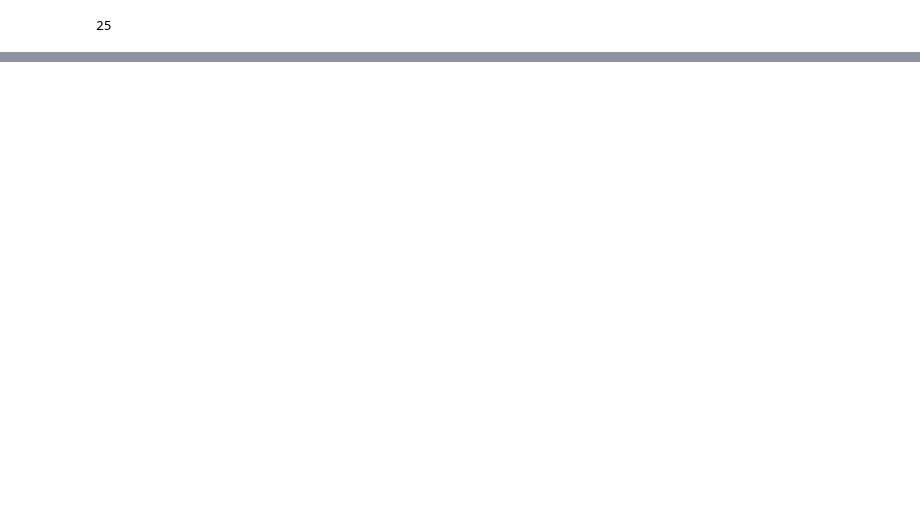
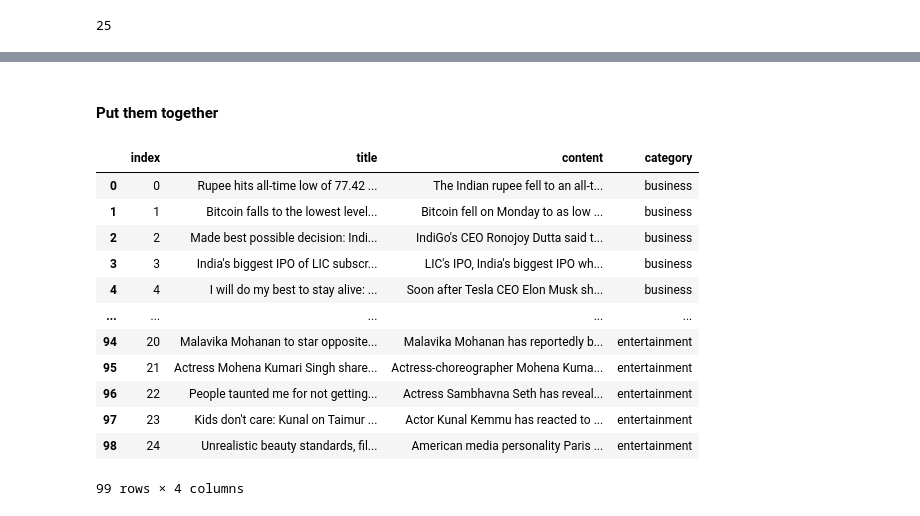
Before and after one commit to NSharick/natural-language-processing-exercises, a Jupyter notebook: acquire.ipynb, the cells around one changed output, grey strips where cells are left out. Cells and saved outputs as stored; diff of their text form; code cells hidden in the pictures; blank space fills up the shorter version.

```diff
--- a/acquire.ipynb
+++ b/acquire.ipynb
@@ -453,0 +567,6 @@ pd.DataFrame([parse_business_news(article) for article in articles])
+# %%
+url = 'https://inshorts.com/en/read/entertainment'
+response = get(url)
+soup = BeautifulSoup(response.text, 'html.parser')
+articles = soup.select('div.news-card')
+len(articles)
@@ -453,0 +575,3 @@ pd.DataFrame([parse_business_news(article) for article in articles])
+# %%
+article = articles[0]
+article
@@ -453,0 +604,10 @@ pd.DataFrame([parse_business_news(article) for article in articles])
+# %%
+def parse_entertainment_news(article):
+    output = {}
+    output['title'] = article.select_one('div.news-card-title').text.strip()
+    output['content'] = article.select_one('div.news-card-content').text.strip()
+    output['category'] = 'entertainment'
+    return output
+# %%
+entertainment_articles = pd.DataFrame([parse_entertainment_news(article) for article in articles])
+entertainment_articles.head()
@@ -453,0 +621,19 @@ pd.DataFrame([parse_business_news(article) for article in articles])
+# %% [markdown]
+#### Put them together
+# %%
+scraped_news = pd.concat([business_articles, sports_articles, tech_articles, entertainment_articles], axis=0).reset_index()
+scraped_news
+# %% [output]
+|  | index | title | content | category |
+| 0 | 0 | Rupee hits all-time low of 77.42 ... | The Indian rupee fell to an all-t... | business |
+| 1 | 1 | Bitcoin falls to the lowest level... | Bitcoin fell on Monday to as low ... | business |
+| 2 | 2 | Made best possible decision: Indi... | IndiGo's CEO Ronojoy Dutta said t... | business |
+| 3 | 3 | India's biggest IPO of LIC subscr... | LIC's IPO, India's biggest IPO wh... | business |
+| 4 | 4 | I will do my best to stay alive: ... | Soon after Tesla CEO Elon Musk sh... | business |
+| ... | ... | ... | ... | ... |
+| 94 | 20 | Malavika Mohanan to star opposite... | Malavika Mohanan has reportedly b... | entertainment |
+| 95 | 21 | Actress Mohena Kumari Singh share... | Actress-choreographer Mohena Kuma... | entertainment |
+| 96 | 22 | People taunted me for not getting... | Actress Sambhavna Seth has reveal... | entertainment |
+| 97 | 23 | Kids don't care: Kunal on Taimur ... | Actor Kunal Kemmu has reacted to ... | entertainment |
+| 98 | 24 | Unrealistic beauty standards, fil... | American media personality Paris ... | entertainment |
+99 rows × 4 columns
```
Also changed, not shown: parts of 30 cells of this notebook.
